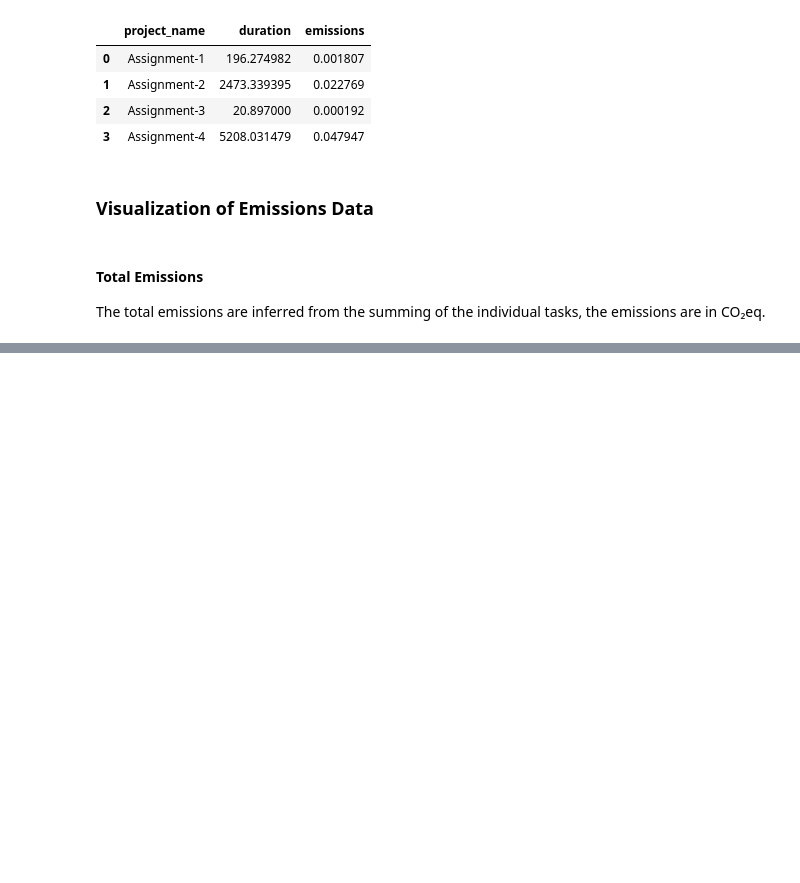
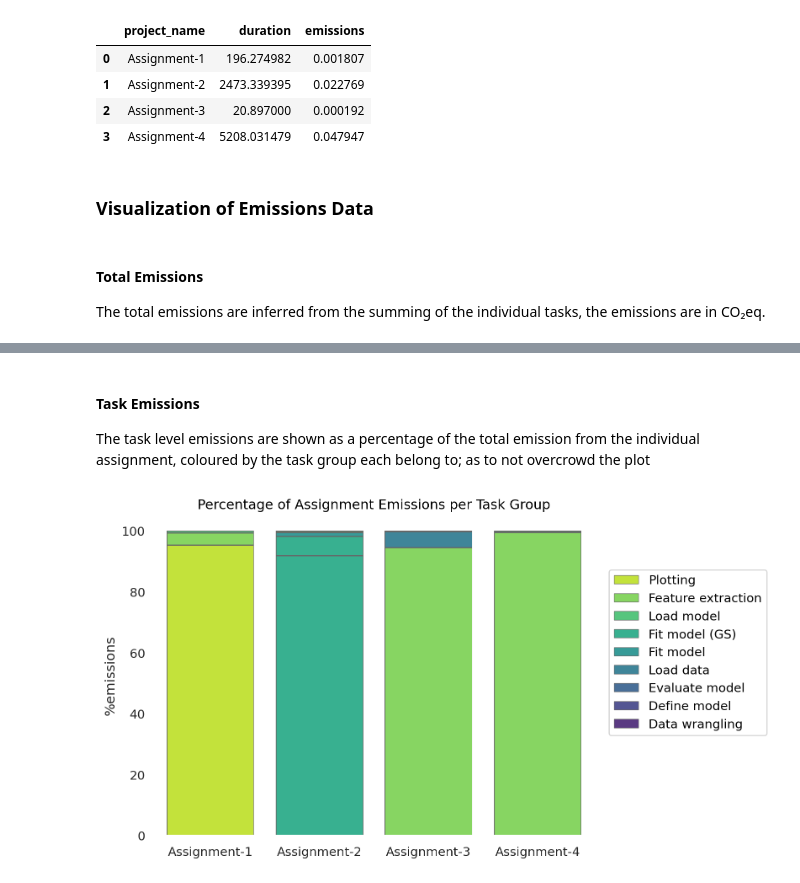
Before and after one commit to lrahbek/cds-lang-assignments, a Jupyter notebook: assignment-5/emissions.ipynb, the cells around one changed output, grey strips where cells are left out. Drawn from its saved outputs; the diff is of its cells as text; code cells hidden in the pictures; blank space fills up the shorter version.

```diff
--- a/assignment-5/emissions.ipynb
+++ b/assignment-5/emissions.ipynb
@@ -78,0 +89,17 @@ The total emissions are inferred from the summing of the individual tasks, the e
+# %% [markdown]
+#### Task Emissions
+The task level emissions are shown as a percentage of the total emission from the individual assignment, coloured by the task group each belong to; as to not overcrowd the plot
+# %%
+emissions['percent_emissions'] = emissions['emissions'] / emissions.groupby('project_name')['emissions'].transform('sum')*100
+emissions['percent_duration'] = emissions['duration'] / emissions.groupby('project_name')['duration'].transform('sum')*100
+emissions = emissions.sort_values(by= ["project_name", "percent_emissions"], ascending=[True, False]).reset_index(drop=True)
+p = (
+    so.Plot(emissions, x="project_name",  y="percent_emissions", color="task_group")
+    .add(so.Bar(edgewidth=0.5, alpha = 0.9, edgealpha=1, edgecolor=".4"), so.Stack())
+    .scale(color =sns.mpl_palette("viridis_r", 9))
+    .theme({"axes.facecolor": "w"})
+    .label(x="", y="%emissions", color="", title="Percentage of Assignment Emissions per Task Group")
+    )
+p.save("plots/perc_emmissions.pdf", bbox_inches='tight')
+# %% [output]
+[figure, added]
```
Also changed, not shown: parts of 12 cells of this notebook, 7 other files.
